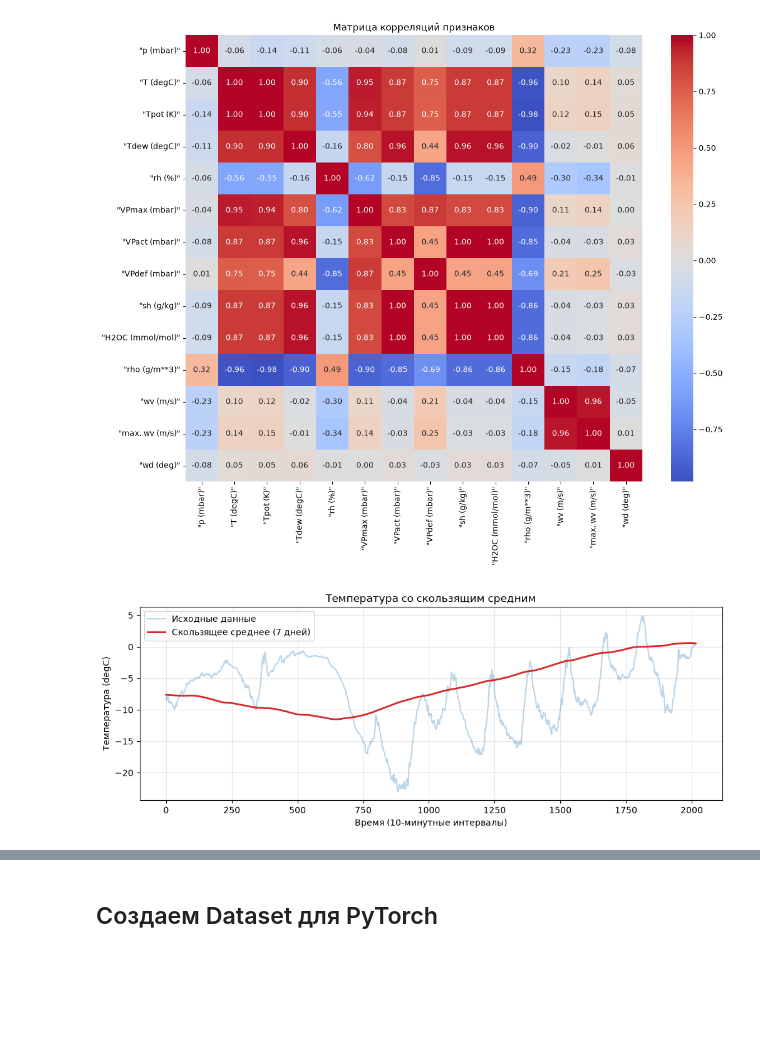
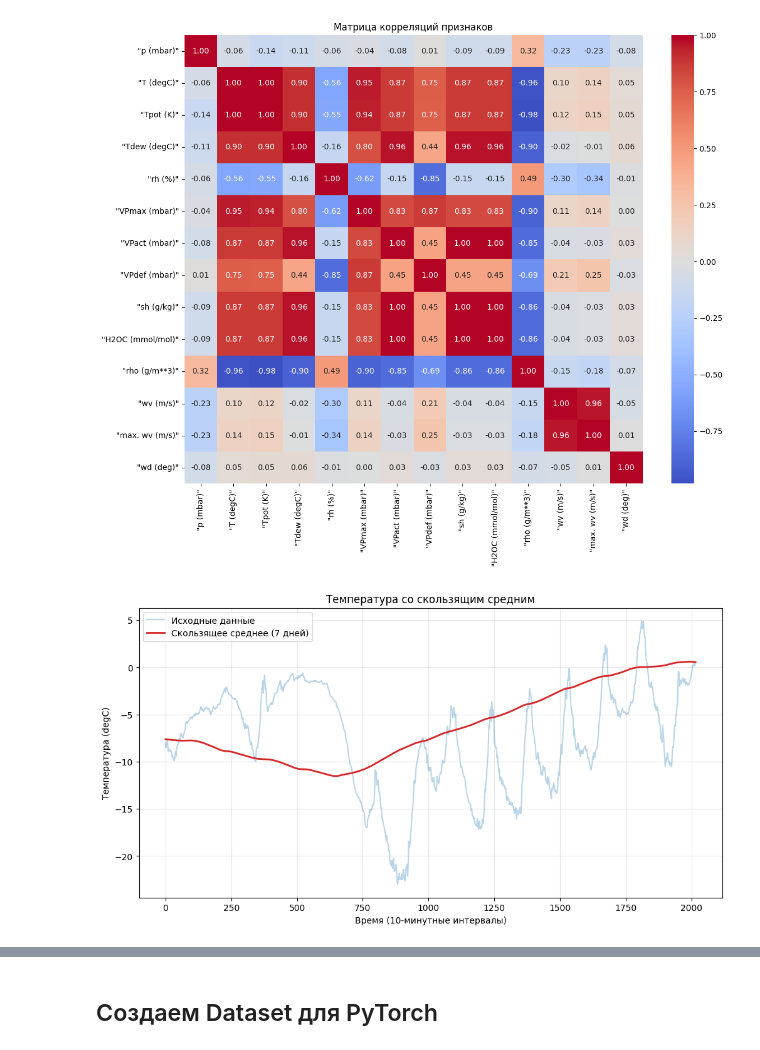
Before and after one commit to kirilman/dlpython_course, a Jupyter notebook: 08_timeseries/weather_pytorch.ipynb, the cells around one changed output, grey strips where cells are left out. Drawn from its saved outputs; the diff is of its cells as text; code cells hidden in the pictures; blank space fills up the shorter version.

```diff
--- a/08_timeseries/weather_pytorch.ipynb
+++ b/08_timeseries/weather_pytorch.ipynb
@@ -32,7 +32,7 @@ if not path.exists():
 # with zipfile.ZipFile("data/jena_climate_2009_2016.csv.zip", 'r') as zip_ref:
 #     zip_ref.extractall(data_path)
 # %%
-fname = os.path.join("data/jena_climate_2009_2016.csv")
+fname = os.path.join("./08_timeseries/data/jena_climate_2009_2016.csv")
 
 with open(fname) as f:
     data = f.read()
@@ -195,20 +199,20 @@ plt.show()
 # %% [output]
 [figure]
 # %%
-plt.figure(figsize=(12, 4))
+plt.figure(figsize=(12, 6))
 
 window_size = 144 * 7  # 7 дней
 rolling_mean = np.convolve(temperature, np.ones(window_size)/window_size, mode='valid')
 
 plt.plot(temperature[:window_size*2], alpha=0.3, label='Исходные данные', color='tab:blue')
 plt.plot(rolling_mean[:window_size*2], label=f'Скользящее среднее ({window_size // 144} дней)',
          color='tab:red', linewidth=2)
 plt.title('Температура со скользящим средним')
 plt.xlabel('Время (10-минутные интервалы)')
 plt.ylabel('Температура (degC)')
 plt.legend()
 plt.grid(True, alpha=0.3)
 plt.show()
 # %% [output]
-[figure, old version]
+[figure, new version]
 # %%
```
Also changed, not shown: parts of 52 cells of this notebook.
